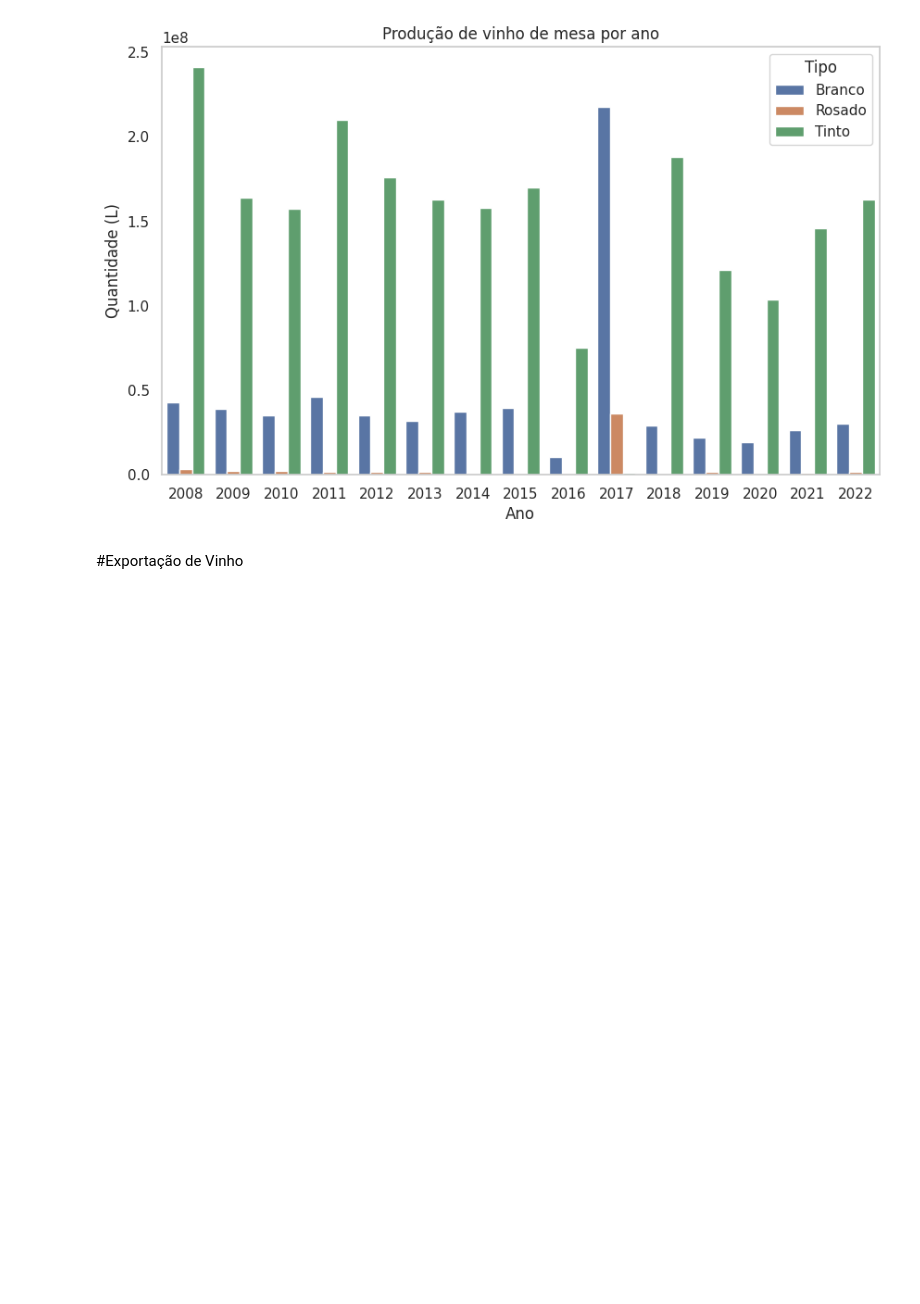
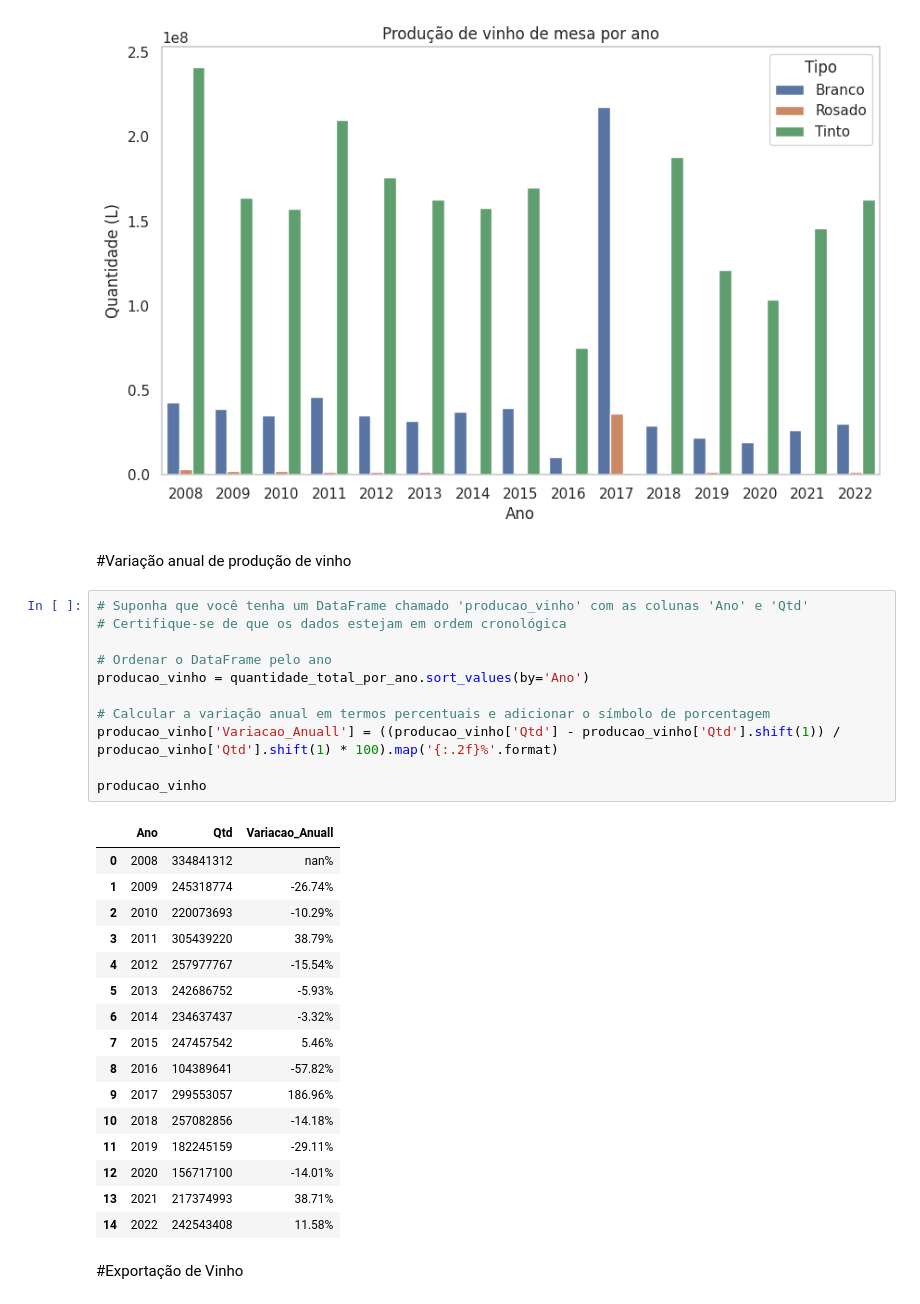
Before and after one commit to VivianeCorreia/Tech-Challenge, a Jupyter notebook: 2_challenge.ipynb, the cells around one changed output. Cells and saved outputs as stored; diff of their text form; blank space fills up the shorter version.

```diff
--- a/2_challenge.ipynb
+++ b/2_challenge.ipynb
@@ -255,6 +257,36 @@ plt.grid(axis='y')
 plt.show()
 # %% [output]
 [figure]
+# %% [markdown]
+#Variação anual de produção de vinho
+# %%
+# Suponha que você tenha um DataFrame chamado 'producao_vinho' com as colunas 'Ano' e 'Qtd'
+# Certifique-se de que os dados estejam em ordem cronológica
+
+# Ordenar o DataFrame pelo ano
+producao_vinho = quantidade_total_por_ano.sort_values(by='Ano')
+
+# Calcular a variação anual em termos percentuais e adicionar o símbolo de porcentagem
+producao_vinho['Variacao_Anuall'] = ((producao_vinho['Qtd'] - producao_vinho['Qtd'].shift(1)) / producao_vinho['Qtd'].shift(1) * 100).map('{:.2f}%'.format)
+
+producao_vinho
+# %% [output]
+|  | Ano | Qtd | Variacao_Anuall |
+| 0 | 2008 | 334841312 | nan% |
+| 1 | 2009 | 245318774 | -26.74% |
+| 2 | 2010 | 220073693 | -10.29% |
+| 3 | 2011 | 305439220 | 38.79% |
+| 4 | 2012 | 257977767 | -15.54% |
+| 5 | 2013 | 242686752 | -5.93% |
+| 6 | 2014 | 234637437 | -3.32% |
+| 7 | 2015 | 247457542 | 5.46% |
+| 8 | 2016 | 104389641 | -57.82% |
+| 9 | 2017 | 299553057 | 186.96% |
+| 10 | 2018 | 257082856 | -14.18% |
+| 11 | 2019 | 182245159 | -29.11% |
+| 12 | 2020 | 156717100 | -14.01% |
+| 13 | 2021 | 217374993 | 38.71% |
+| 14 | 2022 | 242543408 | 11.58% |
 # %% [markdown]
 #Exportação de Vinho
 # %%
```
Also changed, not shown: parts of 3 cells of this notebook.
